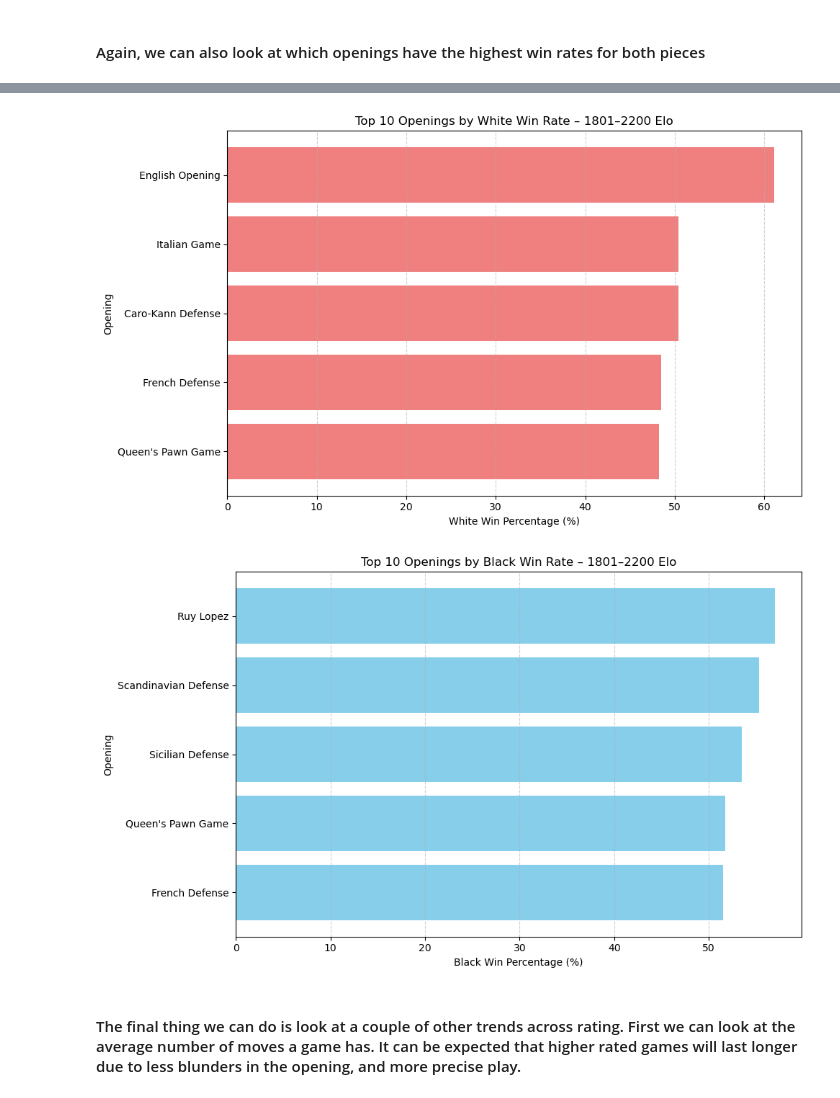
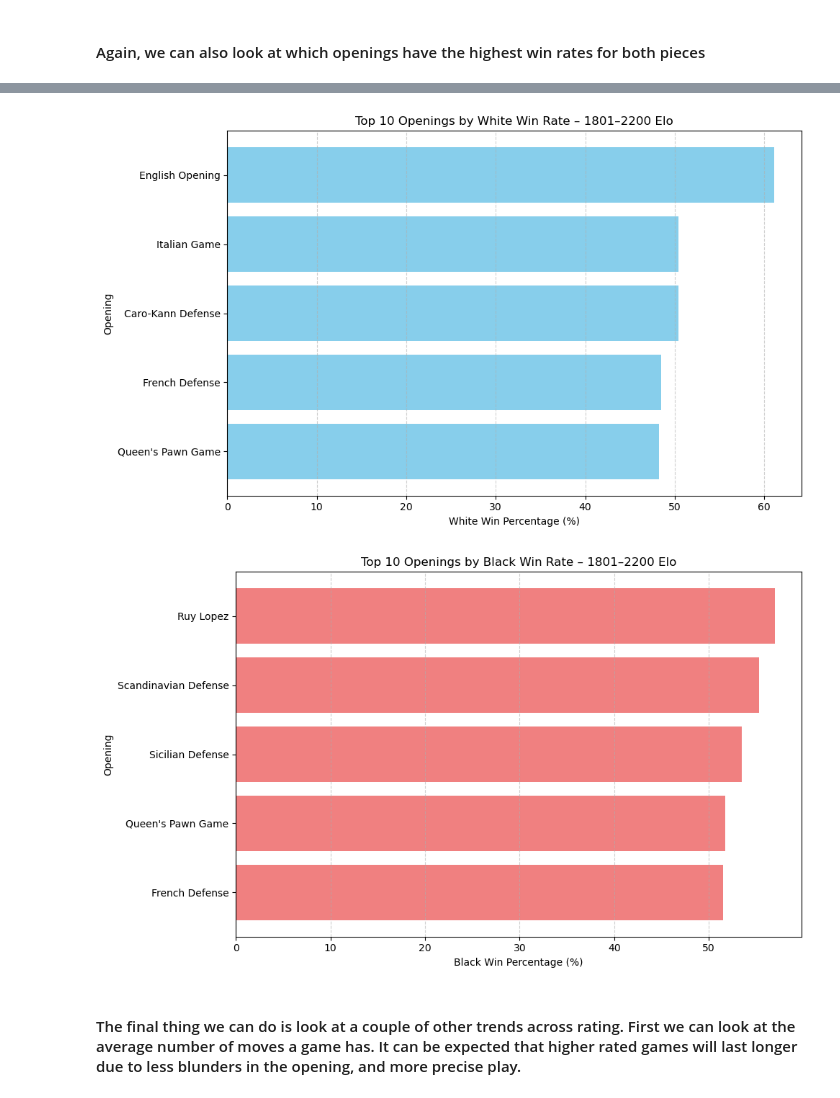
Before and after one commit to jwestjohn03/ChessOpenings, a Jupyter notebook: chess_openings_analysis.ipynb, the cells around one changed output, grey strips where cells are left out. Saved outputs shown, nothing was run; the diff lists cells and outputs as text; code cells hidden in the pictures.

```diff
--- a/chess_openings_analysis.ipynb
+++ b/chess_openings_analysis.ipynb
@@ -36,6 +36,11 @@ import os
 # Create a folder named images so we can save all of our plots to this
 os.makedirs("images", exist_ok=True)
 
+# Also create consistent colors for every plot
+overall_color = 'steelblue'
+white_color = 'skyblue'
+black_color = 'lightcoral'
+
 # Download latest version
 path = kagglehub.dataset_download("datasnaek/chess")
 
@@ -445,7 +450,7 @@ for group_name, group_data in group_dfs.items():
 
     # Create the bar chart
     plt.figure(figsize=(10, 6))
-    plt.barh(top_common['opening_main'], top_common['total_games'], color='skyblue')
+    plt.barh(top_common['opening_main'], top_common['total_games'], color= overall_color)
     plt.xlabel('Total Games')
     plt.ylabel('Opening')
     plt.title(titles.get(group_name))
@@ -490,7 +495,7 @@ for group_name, group_df in group_dfs.items():
 
     # Plot White
     plt.figure(figsize=(10, 6))
-    plt.barh(top_white['opening_main'], top_white['White Win %'], color='lightcoral')
+    plt.barh(top_white['opening_main'], top_white['White Win %'], color= white_color)
     plt.xlabel('White Win Percentage (%)')
     plt.ylabel('Opening')
     plt.title(f'Top {top_n} Openings by White Win Rate – {titles.get(group_name)}')
@@ -502,7 +507,7 @@ for group_name, group_df in group_dfs.items():
 
     # Plot Black
     plt.figure(figsize=(10, 6))
-    plt.barh(top_black['opening_main'], top_black['Black Win %'], color='skyblue')
+    plt.barh(top_black['opening_main'], top_black['Black Win %'], color= black_color)
     plt.xlabel('Black Win Percentage (%)')
     plt.ylabel('Opening')
     plt.title(f'Top {top_n} Openings by Black Win Rate – {titles.get(group_name)}')
@@ -519,5 +524,5 @@ for group_name, group_df in group_dfs.items():
-[figure, old version]
+[figure, new version]
-[figure, old version]
+[figure, new version]
 # %% [markdown]
 #### The final thing we can do is look at a couple of other trends across rating. First we can look at the average number of moves a game has. It can be expected that higher rated games will last longer due to less blunders in the opening, and more precise play.
 # %%
```
Also changed, not shown: parts of 9 cells of this notebook.
